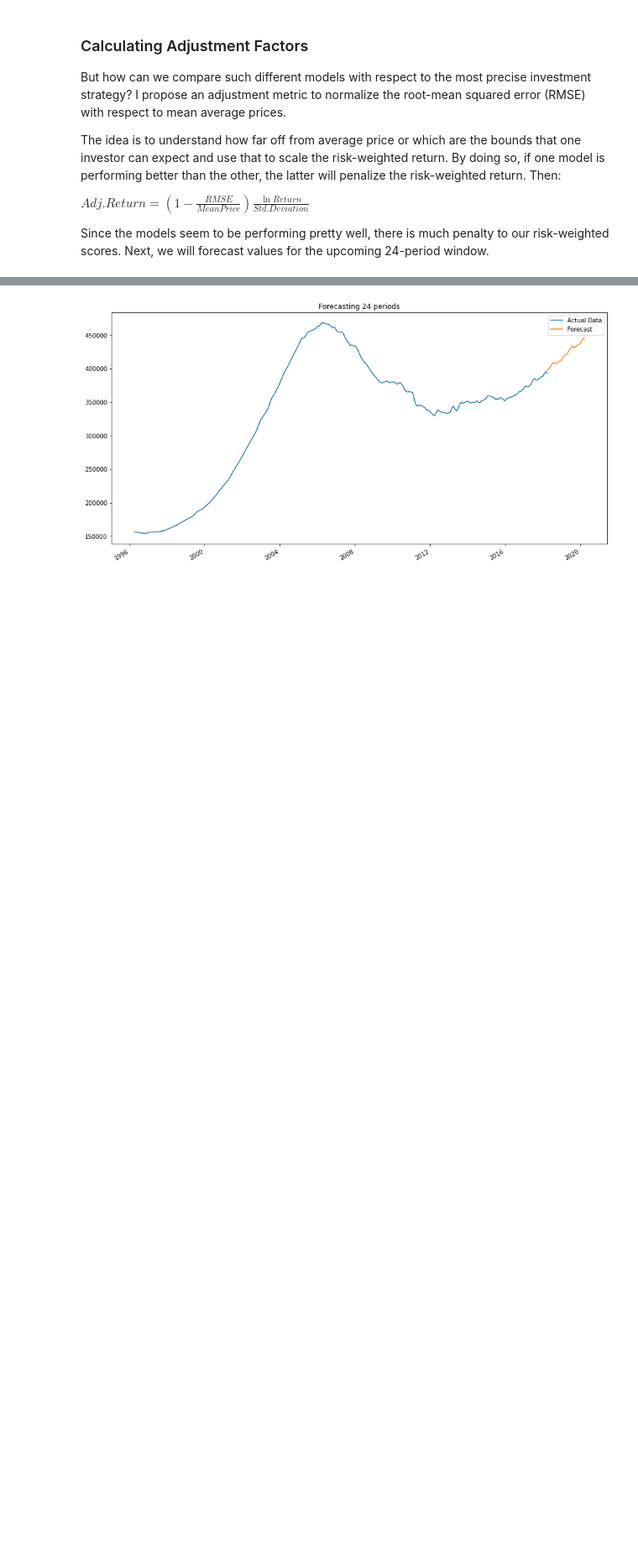
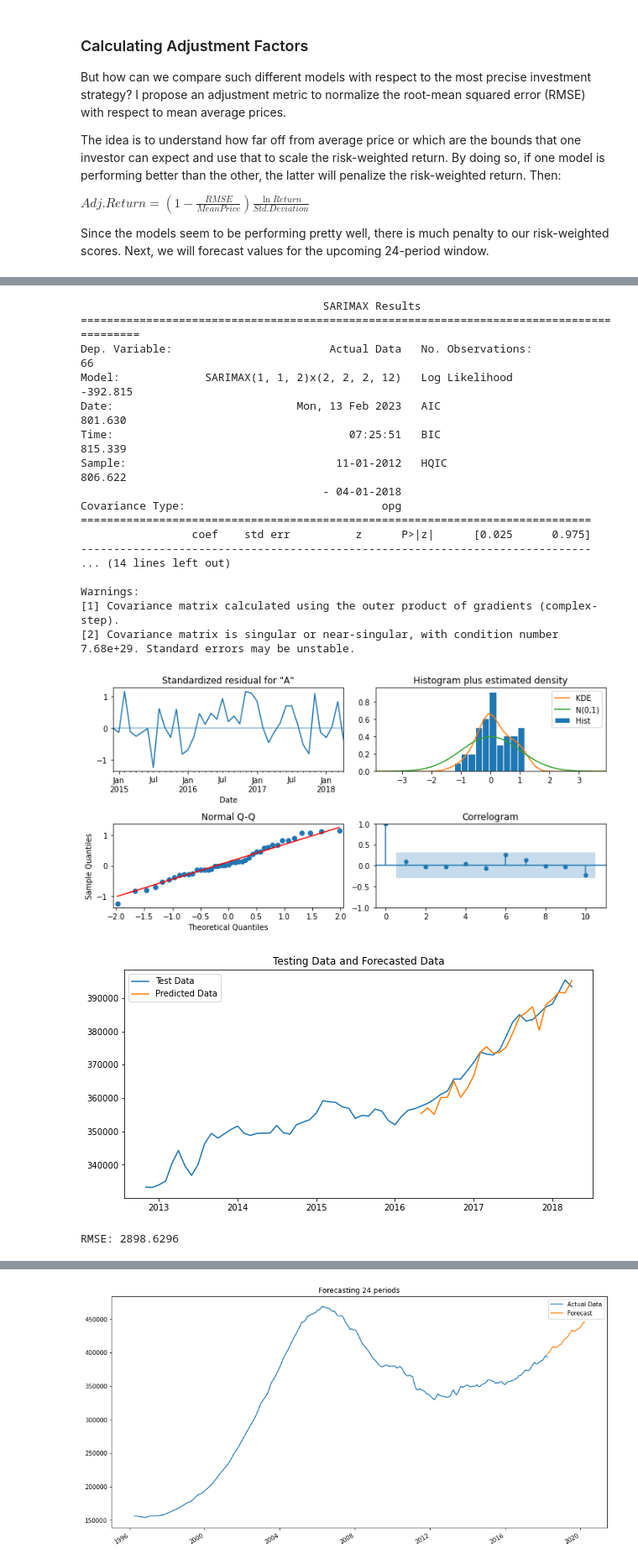
Before and after one commit to ovilar/phase_4-project, a Jupyter notebook: index.ipynb, the cells around one changed output, grey strips where cells are left out. Shown at 84% size. Cells and saved outputs as stored; diff of their text form; code cells hidden in the pictures; blank space fills up the shorter version.

```diff
--- a/index.ipynb
+++ b/index.ipynb
@@ -677,0 +740,24 @@ Miami-Dade Adj. Return: 4.3695
+# %%
+# Running the model on testing data - Suffolk
+rmse_suffolk_test = rmse_calc(suffolk, (1, 1, 2), (2, 2, 2, 12), 'test')
+# %% [output]
+                                     SARIMAX Results
+==========================================================================================
+Dep. Variable:                        Actual Data   No. Observations:                   66
+Model:             SARIMAX(1, 1, 2)x(2, 2, 2, 12)   Log Likelihood                -392.815
+Date:                            Mon, 13 Feb 2023   AIC                            801.630
+Time:                                    07:25:51   BIC                            815.339
+Sample:                                11-01-2012   HQIC                           806.622
+                                     - 04-01-2018
+Covariance Type:                              opg
+==============================================================================
+                 coef    std err          z      P>|z|      [0.025      0.975]
+------------------------------------------------------------------------------
+... (14 lines left out)
+
+Warnings:
+[1] Covariance matrix calculated using the outer product of gradients (complex-step).
+[2] Covariance matrix is singular or near-singular, with condition number 7.68e+29. Standard errors may be unstable.
+[figure, added]
+[figure, added]
+RMSE: 2898.6296
```
Also changed, not shown: parts of 17 cells of this notebook, 1 other file.
